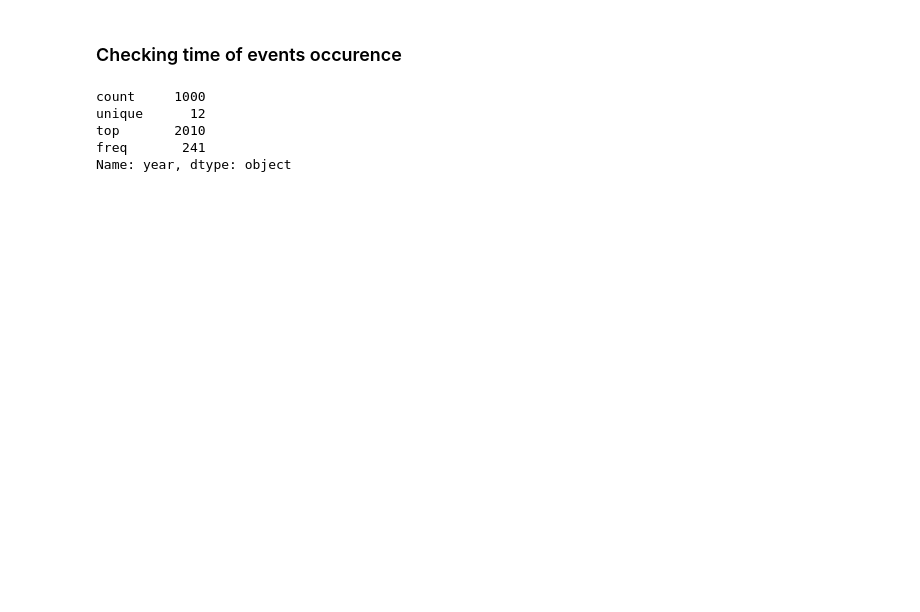
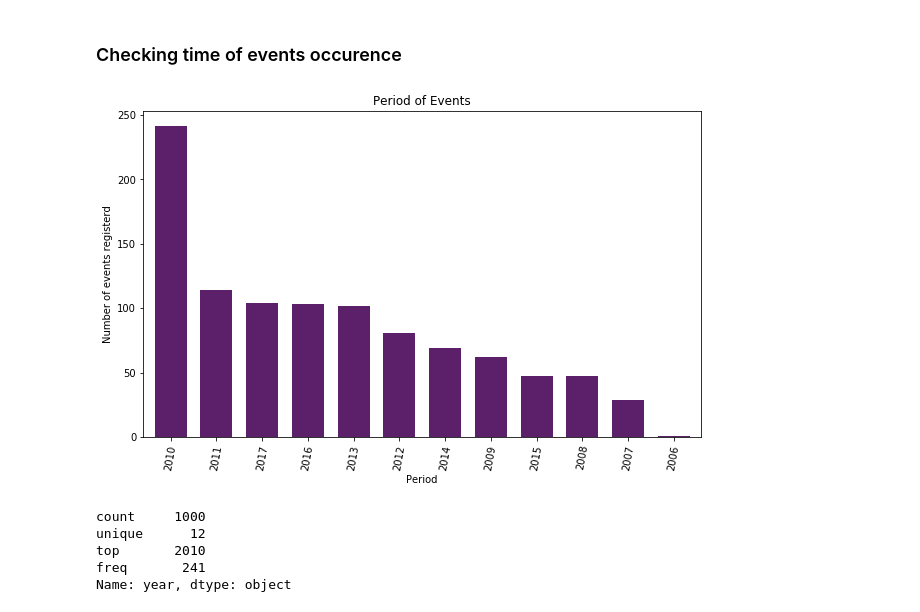
Before and after one commit to simoneperazzoli/simoneperazzoli-playing-with-nasa-datasets, a Jupyter notebook: global-landslide-nasa-dataset.ipynb, the cells around one changed output. Cells and saved outputs as stored; diff of their text form; code cells hidden in the pictures; blank space fills up the shorter version.

```diff
--- a/global-landslide-nasa-dataset.ipynb
+++ b/global-landslide-nasa-dataset.ipynb
@@ -328,5 +320,14 @@ plt.show()
 # %% [markdown]
 ### Checking time of events occurence
+# %%
+data_land['year'].value_counts().plot('bar', colormap='viridis', width=0.7, alpha=0.88, figsize=(10,6))
+plt.xticks(rotation=80)
+plt.ylabel('Number of events registerd')
+plt.xlabel('Period')
+plt.title('Period of Events')
+plt.show()
+# %% [output]
+[figure, added]
 # %%
 data_land['year'].describe()
 # %% [output]
```
Also changed, not shown: parts of 22 cells of this notebook.
